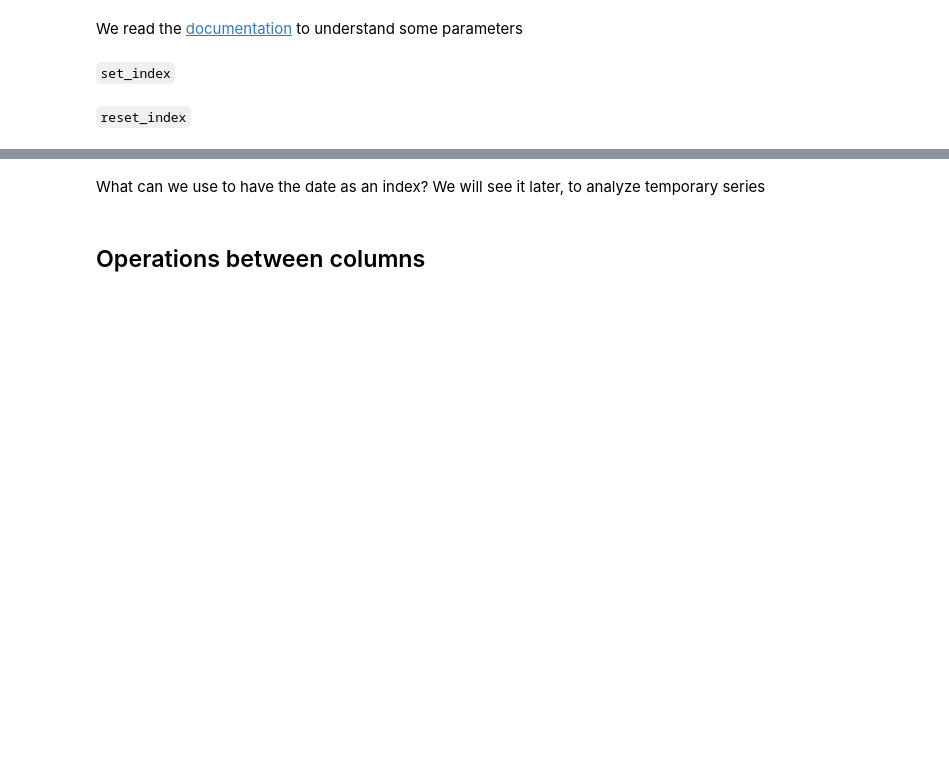
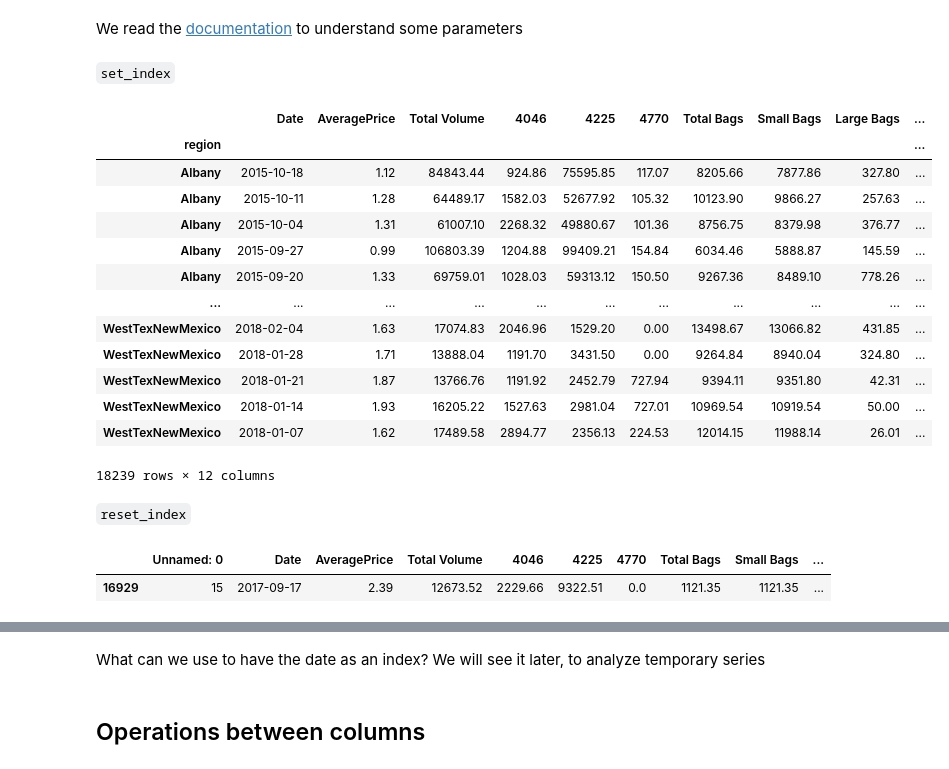
Before and after one commit to Ironhack-data-bcn-feb-2023/lectures, a Jupyter notebook: module-1/week-3/2-Pandas II - Transformation.ipynb, the cells around one changed output, grey strips where cells are left out. Drawn from its saved outputs; the diff is of its cells as text; code cells hidden in the pictures; blank space fills up the shorter version.

```diff
--- a/module-1/week-3/2-Pandas II - Transformation.ipynb
+++ b/module-1/week-3/2-Pandas II - Transformation.ipynb
@@ -473,0 +495,4 @@ df.sample()
+# %%
+df.drop(columns = ["otra_cosa"], inplace=True)
+# %%
+df.drop("type", inplace=False, axis=1)
@@ -475,3 +519,5 @@ df.sample()
 ### delete columns
 # %% [markdown]
 ### delete rows
+# %%
+df.drop([0, 1, 2, 3, 4, 5, 6, 7, 8, 9], inplace=True, axis=0)
@@ -484,5 +539,22 @@ Can the index be restarted? Correct
 We read the [documentation](https://pandas.pydata.org/pandas-docs/stable/reference/api/pandas.DataFrame.reset_index.html) to understand some parameters
 # %% [markdown]
 `set_index`
+# %%
+df.set_index("region")
+# %% [output]
+|  | Date | AveragePrice | Total Volume | 4046 | 4225 | 4770 | Total Bags | Small Bags | Large Bags | ... |
+| region |  |  |  |  |  |  |  |  |  | ... |
+| Albany | 2015-10-18 | 1.12 | 84843.44 | 924.86 | 75595.85 | 117.07 | 8205.66 | 7877.86 | 327.80 | ... |
+| Albany | 2015-10-11 | 1.28 | 64489.17 | 1582.03 | 52677.92 | 105.32 | 10123.90 | 9866.27 | 257.63 | ... |
+| Albany | 2015-10-04 | 1.31 | 61007.10 | 2268.32 | 49880.67 | 101.36 | 8756.75 | 8379.98 | 376.77 | ... |
+| Albany | 2015-09-27 | 0.99 | 106803.39 | 1204.88 | 99409.21 | 154.84 | 6034.46 | 5888.87 | 145.59 | ... |
+| Albany | 2015-09-20 | 1.33 | 69759.01 | 1028.03 | 59313.12 | 150.50 | 9267.36 | 8489.10 | 778.26 | ... |
+| ... | ... | ... | ... | ... | ... | ... | ... | ... | ... | ... |
+| WestTexNewMexico | 2018-02-04 | 1.63 | 17074.83 | 2046.96 | 1529.20 | 0.00 | 13498.67 | 13066.82 | 431.85 | ... |
+| WestTexNewMexico | 2018-01-28 | 1.71 | 13888.04 | 1191.70 | 3431.50 | 0.00 | 9264.84 | 8940.04 | 324.80 | ... |
+| WestTexNewMexico | 2018-01-21 | 1.87 | 13766.76 | 1191.92 | 2452.79 | 727.94 | 9394.11 | 9351.80 | 42.31 | ... |
+| WestTexNewMexico | 2018-01-14 | 1.93 | 16205.22 | 1527.63 | 2981.04 | 727.01 | 10969.54 | 10919.54 | 50.00 | ... |
+| WestTexNewMexico | 2018-01-07 | 1.62 | 17489.58 | 2894.77 | 2356.13 | 224.53 | 12014.15 | 11988.14 | 26.01 | ... |
+18239 rows × 12 columns
 # %% [markdown]
 `reset_index`
@@ -488,0 +563,5 @@ We read the [documentation](https://pandas.pydata.org/pandas-docs/stable/referen
+# %%
+df.sample()
+# %% [output]
+|  | Unnamed: 0 | Date | AveragePrice | Total Volume | 4046 | 4225 | 4770 | Total Bags | Small Bags | ... |
+| 16929 | 15 | 2017-09-17 | 2.39 | 12673.52 | 2229.66 | 9322.51 | 0.0 | 1121.35 | 1121.35 | ... |
```
Also changed, not shown: parts of 24 cells of this notebook.
